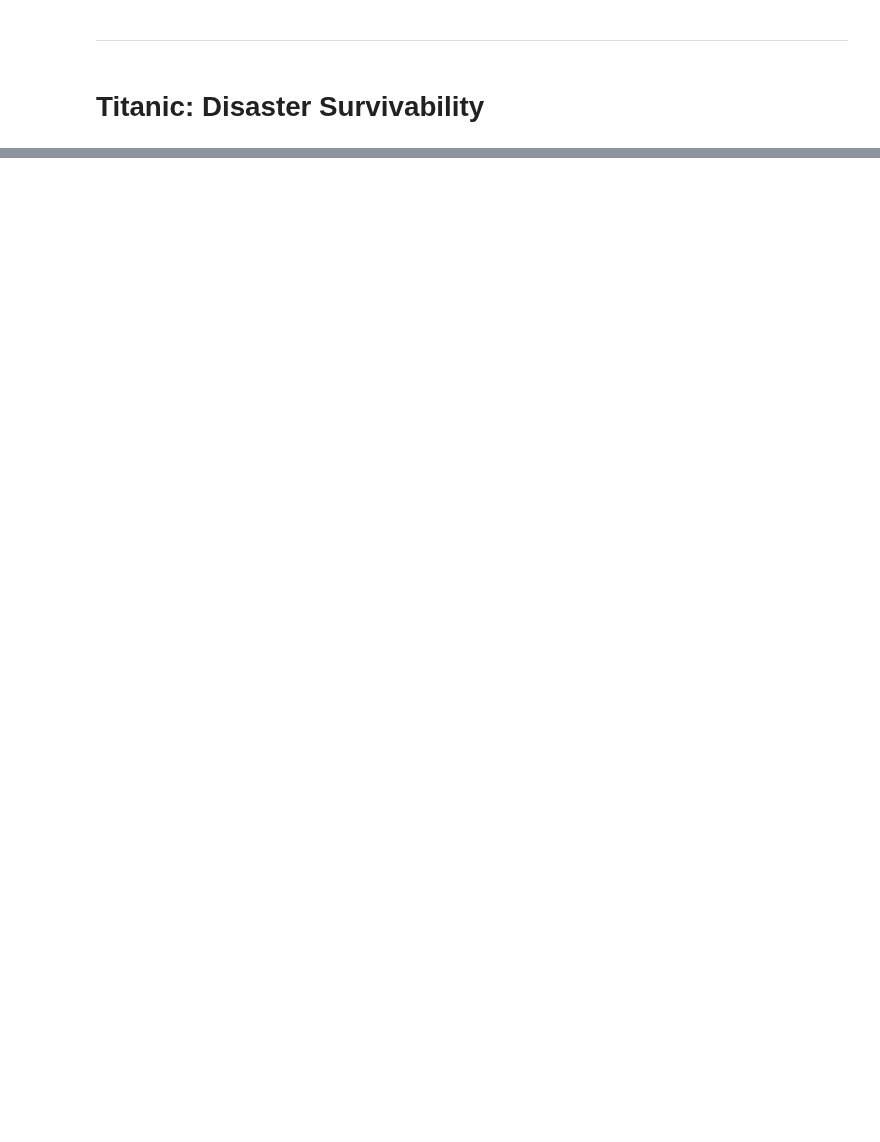
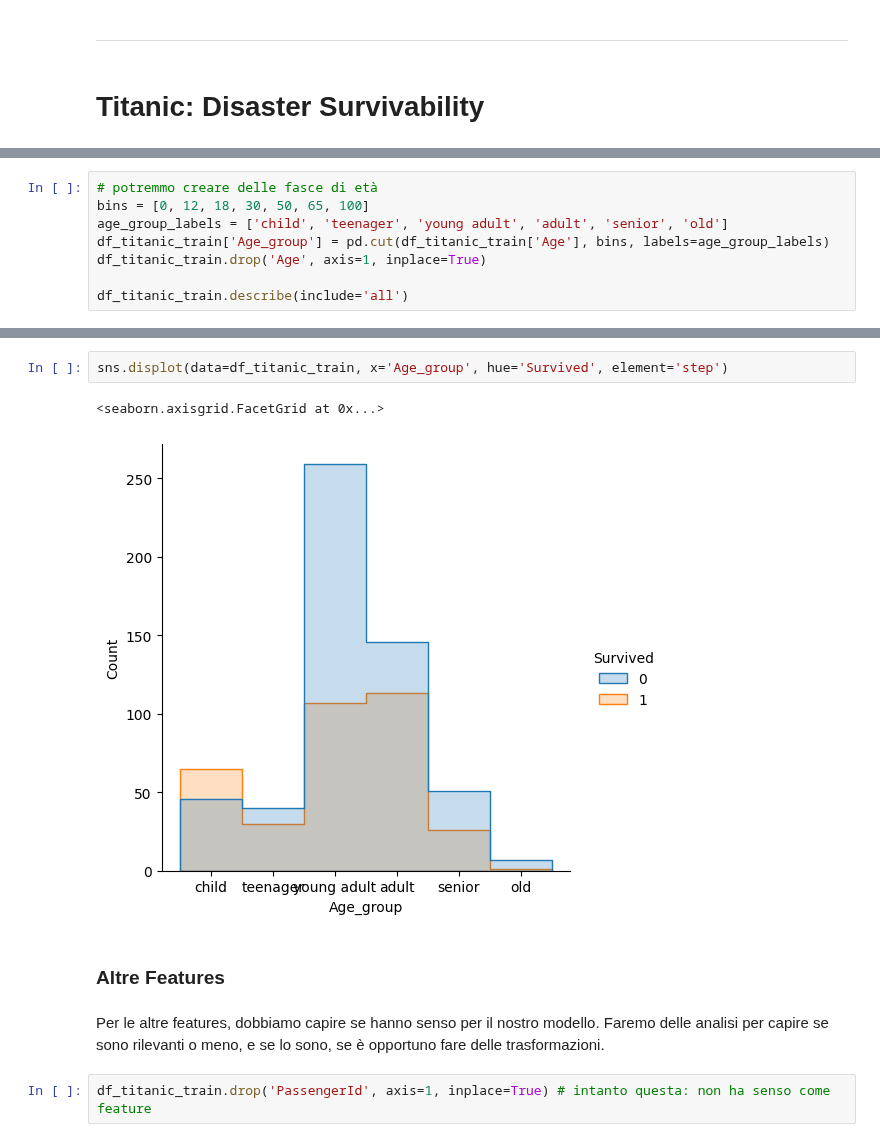
Before and after one commit to wr-porini/Course_ITS-BigData24-26_Anno2, a Jupyter notebook: Python/20251015/praticaML.ipynb, the cells around one changed output, grey strips where cells are left out. Saved outputs shown, nothing was run; the diff lists cells and outputs as text; blank space fills up the shorter version.

```diff
--- a/Python/20251015/praticaML.ipynb
+++ b/Python/20251015/praticaML.ipynb
@@ -99,0 +668,8 @@ Text(0.5, 0, 'Mean decrease in impurity')
+# %%
+# potremmo creare delle fasce di età
+bins = [0, 12, 18, 30, 50, 65, 100]
+age_group_labels = ['child', 'teenager', 'young adult', 'adult', 'senior', 'old']
+df_titanic_train['Age_group'] = pd.cut(df_titanic_train['Age'], bins, labels=age_group_labels)
+df_titanic_train.drop('Age', axis=1, inplace=True)
+
+df_titanic_train.describe(include='all')
@@ -99,0 +689,11 @@ Text(0.5, 0, 'Mean decrease in impurity')
+# %%
+sns.displot(data=df_titanic_train, x='Age_group', hue='Survived', element='step')
+# %% [output]
+<seaborn.axisgrid.FacetGrid at 0x...>
+[figure, added]
+# %% [markdown]
+### Altre Features
+# %% [markdown]
+Per le altre features, dobbiamo capire se hanno senso per il nostro modello. Faremo delle analisi per capire se sono rilevanti o meno, e se lo sono, se è opportuno fare delle trasformazioni.
+# %%
+df_titanic_train.drop('PassengerId', axis=1, inplace=True) # intanto questa: non ha senso come feature
```
Also changed, not shown: parts of 140 cells of this notebook.
